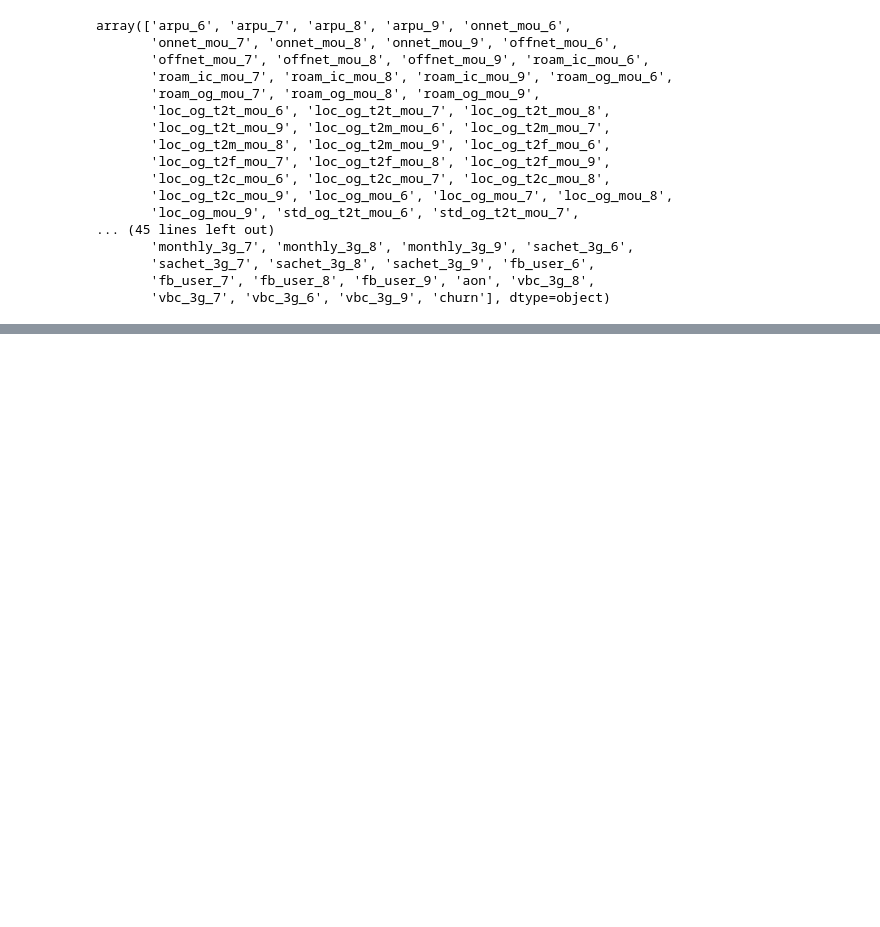
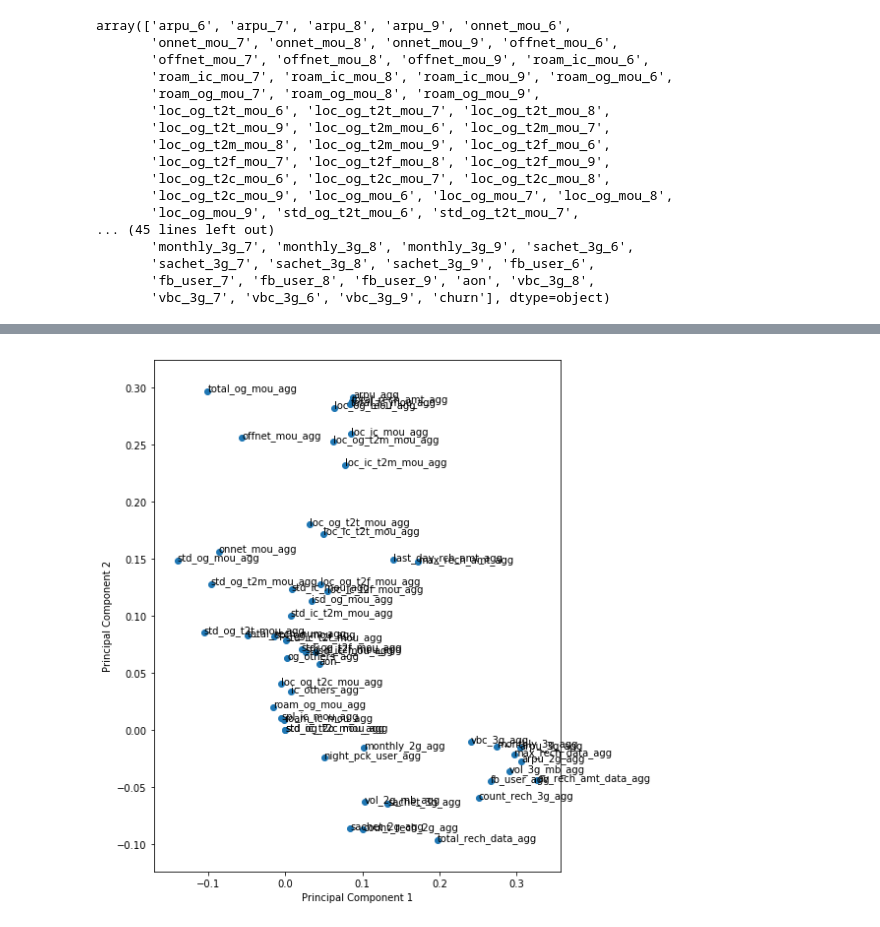
Before and after one commit to rushil94/telecom_churn_ml, a Jupyter notebook: telecom_red_devil.ipynb, the cells around one changed output, grey strips where cells are left out. Saved outputs shown, nothing was run; the diff lists cells and outputs as text; code cells hidden in the pictures; blank space fills up the shorter version.

```diff
--- a/telecom_red_devil.ipynb
+++ b/telecom_red_devil.ipynb
@@ -345,0 +581,8 @@ array(['arpu_6', 'arpu_7', 'arpu_8', 'arpu_9', 'onnet_mou_6',
+# %%
+from sklearn.preprocessing import StandardScaler
+
+scaler = StandardScaler()
+
+X_train_smote = scaler.fit_transform(X_train_smote)
+
+X_train_smote
@@ -345,0 +612,7 @@ array(['arpu_6', 'arpu_7', 'arpu_8', 'arpu_9', 'onnet_mou_6',
+# %%
+#Importing the PCA module
+from sklearn.decomposition import PCA
+pca = PCA(svd_solver='randomized', random_state=42)
+# %%
+#Doing the PCA on the train data
+pca.fit(X_train_smote)
@@ -345,0 +638,4 @@ array(['arpu_6', 'arpu_7', 'arpu_8', 'arpu_9', 'onnet_mou_6',
+# %%
+colnames = list(X_train.columns)
+pcs_df = pd.DataFrame({'PC1':pca.components_[0],'PC2':pca.components_[1], 'Feature':colnames})
+pcs_df.head()
@@ -345,0 +649,12 @@ array(['arpu_6', 'arpu_7', 'arpu_8', 'arpu_9', 'onnet_mou_6',
+# %%
+%matplotlib inline
+fig = plt.figure(figsize = (8,8))
+plt.scatter(pcs_df.PC1, pcs_df.PC2)
+plt.xlabel('Principal Component 1')
+plt.ylabel('Principal Component 2')
+for i, txt in enumerate(pcs_df.Feature):
+    plt.annotate(txt, (pcs_df.PC1[i],pcs_df.PC2[i]))
+plt.tight_layout()
+plt.show()
+# %% [output]
+[figure, added]
```
Also changed, not shown: parts of 66 cells of this notebook.
